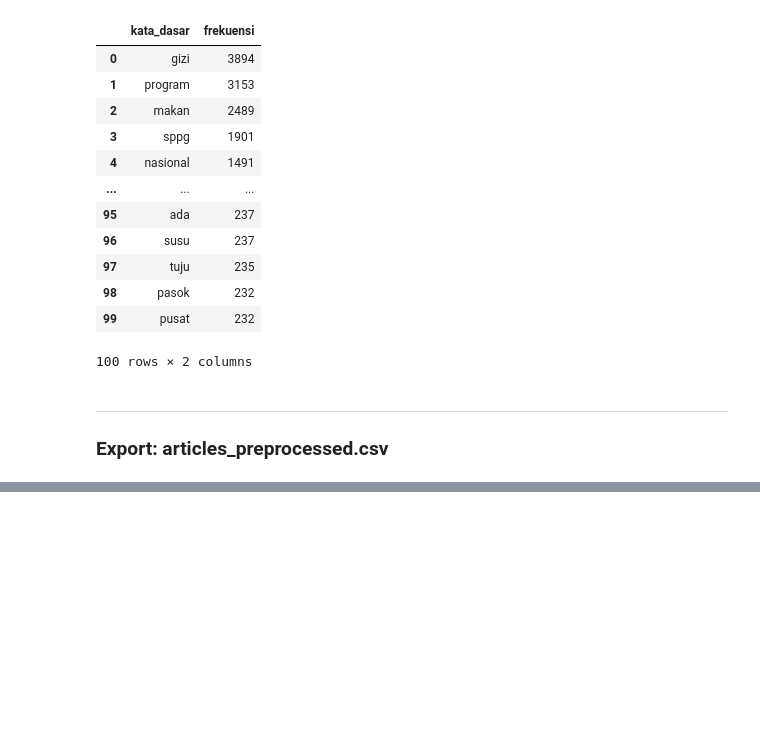
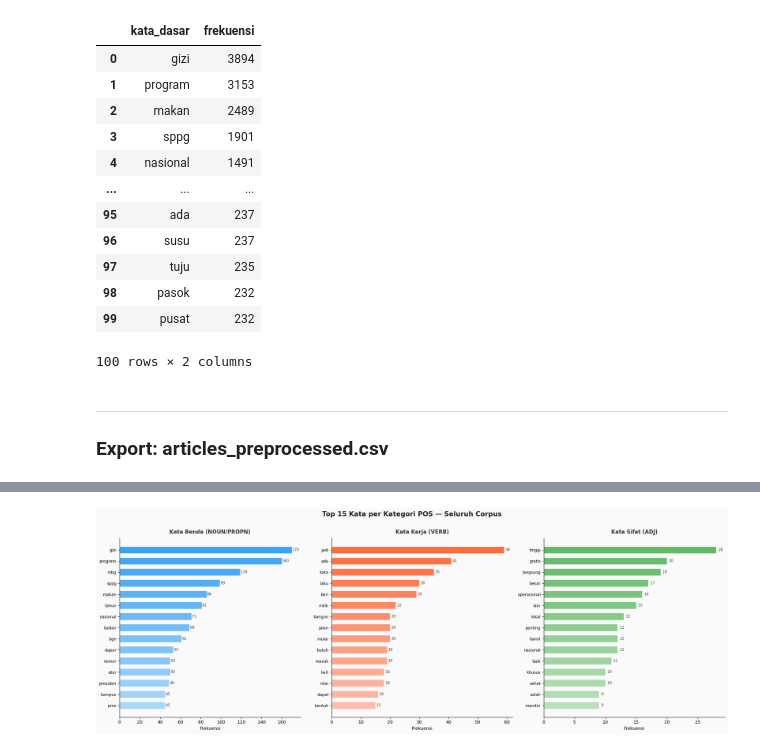
Before and after one commit to fransnicklaus/PBAKelompok1, a Jupyter notebook: midterm/main.ipynb, the cells around one changed output, grey strips where cells are left out. Drawn from its saved outputs; the diff is of its cells as text; code cells hidden in the pictures; blank space fills up the shorter version.

```diff
--- a/midterm/main.ipynb
+++ b/midterm/main.ipynb
@@ -746,0 +1664,10 @@ Columns: ['keyword', 'judul', 'tanggal', 'sumber', 'source_url', 'url_google', '
+# %%
+# ── VERB ──────────────────────────────────────────────────────────────────────
+all_verbs = ' '.join(df['pos_verb'].fillna('').tolist())
+verb_freq = Counter(all_verbs.split())
+top_verbs = pd.DataFrame(verb_freq.most_common(30), columns=['kata_kerja', 'frekuensi'])
+top_verbs.insert(0, 'rank', range(1, len(top_verbs) + 1))
+
+print('=== Top 30 Kata Kerja (VERB) — Seluruh Corpus ===')
+print('Aksi/proses yang paling sering dibahas dalam pemberitaan MBG:\n')
+display(top_verbs)
@@ -746,0 +1694,10 @@ Columns: ['keyword', 'judul', 'tanggal', 'sumber', 'source_url', 'url_google', '
+# %%
+# ── ADJ ───────────────────────────────────────────────────────────────────────
+all_adjs = ' '.join(df['pos_adj'].fillna('').tolist())
+adj_freq = Counter(all_adjs.split())
+top_adjs = pd.DataFrame(adj_freq.most_common(30), columns=['kata_sifat', 'frekuensi'])
+top_adjs.insert(0, 'rank', range(1, len(top_adjs) + 1))
+
+print('=== Top 30 Kata Sifat (ADJ) — Seluruh Corpus ===')
+print('Kata sifat mencerminkan tone/framing pemberitaan MBG:\n')
+display(top_adjs)
@@ -746,0 +1724,47 @@ Columns: ['keyword', 'judul', 'tanggal', 'sumber', 'source_url', 'url_google', '
+# %%
+top_n_pos = 15  # how many to show per POS
+
+fig, axes = plt.subplots(1, 3, figsize=(20, 7))
+fig.patch.set_facecolor('#FAFAFA')
+fig.suptitle(
+    'Top 15 Kata per Kategori POS — Seluruh Corpus',
+    fontsize=15, fontweight='bold', y=1.01, color='#222'
+)
+
+pos_data = [
+    (top_nouns.head(top_n_pos), 'kata_benda',  'Kata Benda (NOUN/PROPN)', '#2196F3'),
+    (top_verbs.head(top_n_pos), 'kata_kerja',  'Kata Kerja (VERB)',        '#FF5722'),
+    (top_adjs.head(top_n_pos),  'kata_sifat',  'Kata Sifat (ADJ)',         '#4CAF50'),
+]
+
+for ax, (df_pos, col, title, base_color) in zip(axes, pos_data):
+    ax.set_facecolor('#FAFAFA')
+    ax.spines['top'].set_visible(False)
+    ax.spines['right'].set_visible(False)
+
+    cmap = plt.cm.colors.LinearSegmentedColormap.from_list(
+        'custom', ['#E3F2FD' if base_color == '#2196F3'
+                   else '#FBE9E7' if base_color == '#FF5722'
+                   else '#E8F5E9', base_color]
+    )
+    n_bars = len(df_pos)
+    bar_colors = [cmap(0.3 + 0.6 * i / n_bars) for i in range(n_bars)]
+
+    bars = ax.barh(
+        df_pos[col][::-1], df_pos['frekuensi'][::-1],
+        color=bar_colors, edgecolor='white', height=0.65
+    )
+    for bar, val in zip(bars, df_pos['frekuensi'][::-1].values):
+        ax.text(
+            bar.get_width() + 0.3, bar.get_y() + bar.get_height() / 2,
+            str(int(val)), va='center', ha='left', fontsize=8.5, color='#444'
+        )
+    ax.set_title(title, fontsize=12, fontweight='bold', color='#333', pad=10)
+    ax.set_xlabel('Frekuensi', fontsize=10)
+    ax.tick_params(axis='y', labelsize=9)
+
+plt.tight_layout()
+plt.savefig('output/viz_pos_corpus.png', dpi=150, bbox_inches='tight')
+plt.show()
+# %% [output]
+[figure, added]
```
Also changed, not shown: parts of 64 cells of this notebook, 5 other files.
